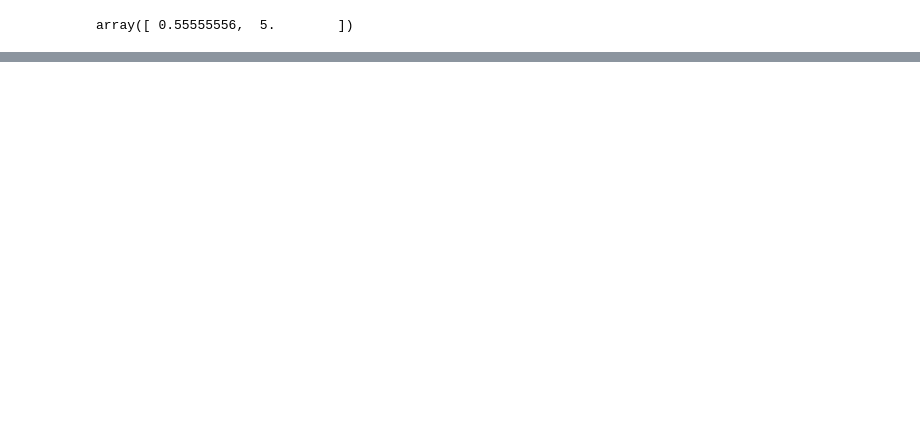
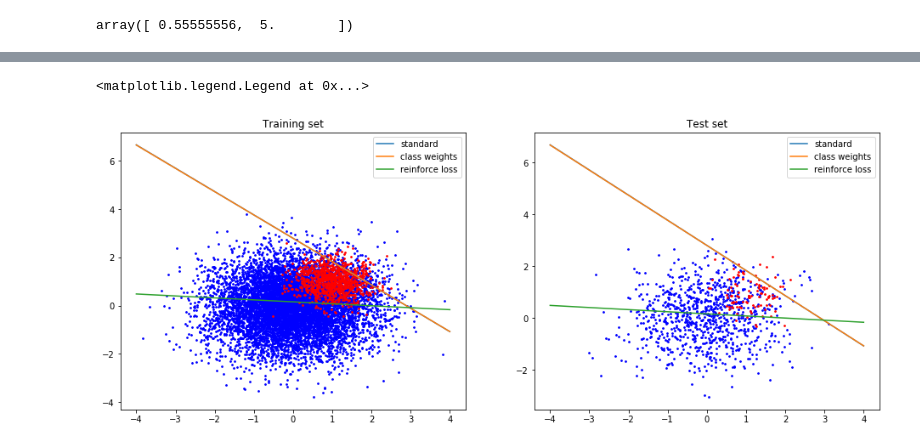
Before and after one commit to tambetm/pgexperiments, a Jupyter notebook: AUC.ipynb, the cells around one changed output, grey strips where cells are left out. Saved outputs shown, nothing was run; the diff lists cells and outputs as text; code cells hidden in the pictures; blank space fills up the shorter version.

```diff
--- a/AUC.ipynb
+++ b/AUC.ipynb
@@ -178,3 +237,27 @@ roc_auc_score(y_test, y_pred)
+# %%
+x3 = [-4, 4]
+y3 = f(x3, model.get_weights())
+
+plt.figure(figsize=(16,6))
+plt.subplot(1, 2, 1)
+plt.scatter(x_train[:9000, 0], x_train[:9000, 1], s=3, c='b')
+plt.scatter(x_train[9000:, 0], x_train[9000:, 1], s=3, c='r')
+plt.plot(x1, y1)
+plt.plot(x2, y2)
+plt.plot(x3, y3)
+plt.title("Training set")
+plt.legend(['standard', 'class weights', 'reinforce loss'])
+plt.subplot(1, 2, 2)
+plt.scatter(x_test[:900, 0], x_test[:900, 1], s=3, c='b')
+plt.scatter(x_test[900:, 0], x_test[900:, 1], s=3, c='r')
+plt.plot(x1, y1)
+plt.plot(x2, y2)
+plt.plot(x3, y3)
+plt.title("Test set")
+plt.legend(['standard', 'class weights', 'reinforce loss'])
+# %% [output]
+<matplotlib.legend.Legend at 0x...>
+[figure, added]
 # %%
 model = Sequential()
 #model.add(Dense(100, input_shape=(num_features,), activation='relu'))
```
Also changed, not shown: parts of 20 cells of this notebook, 3 other files.
